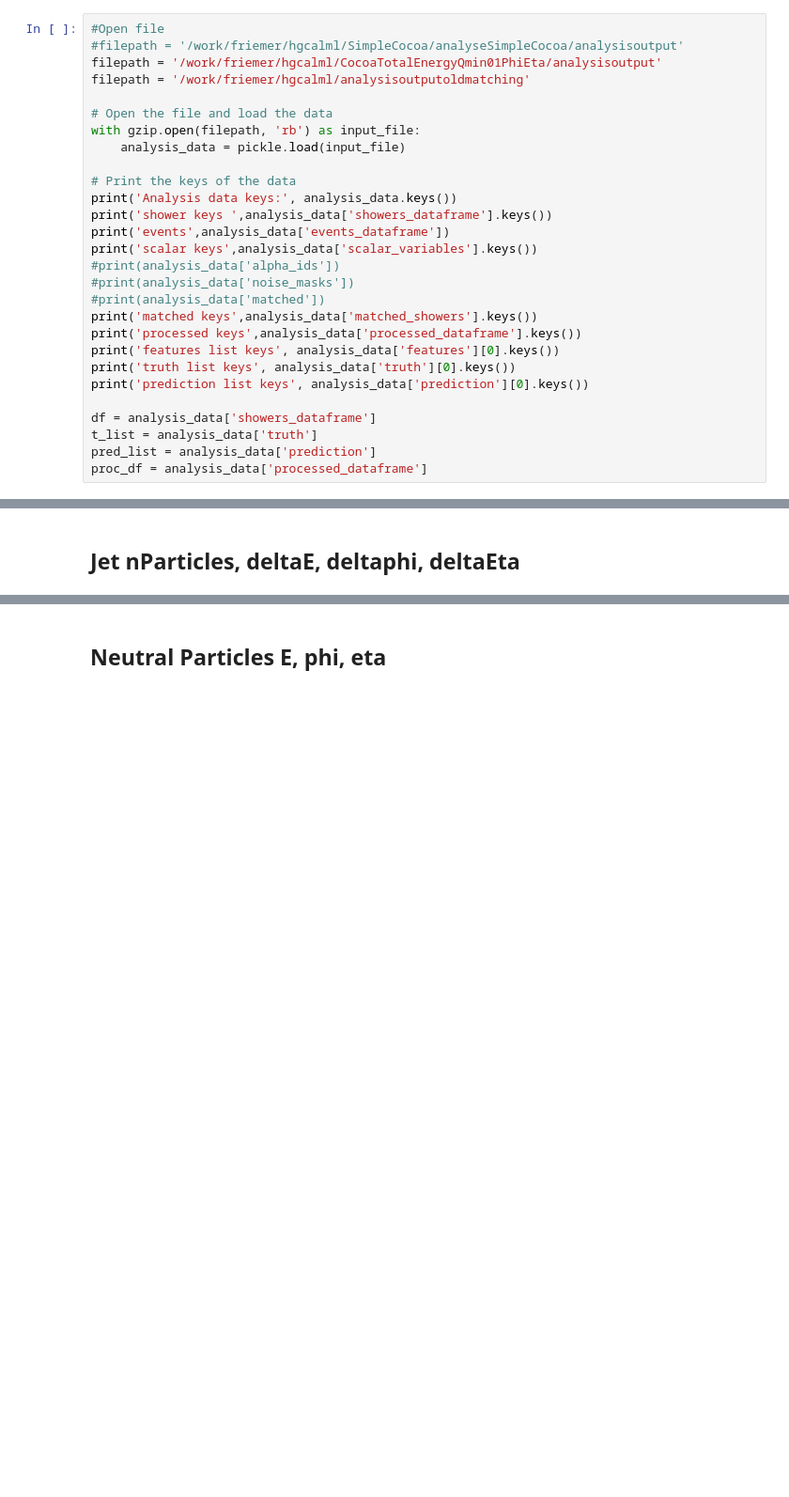
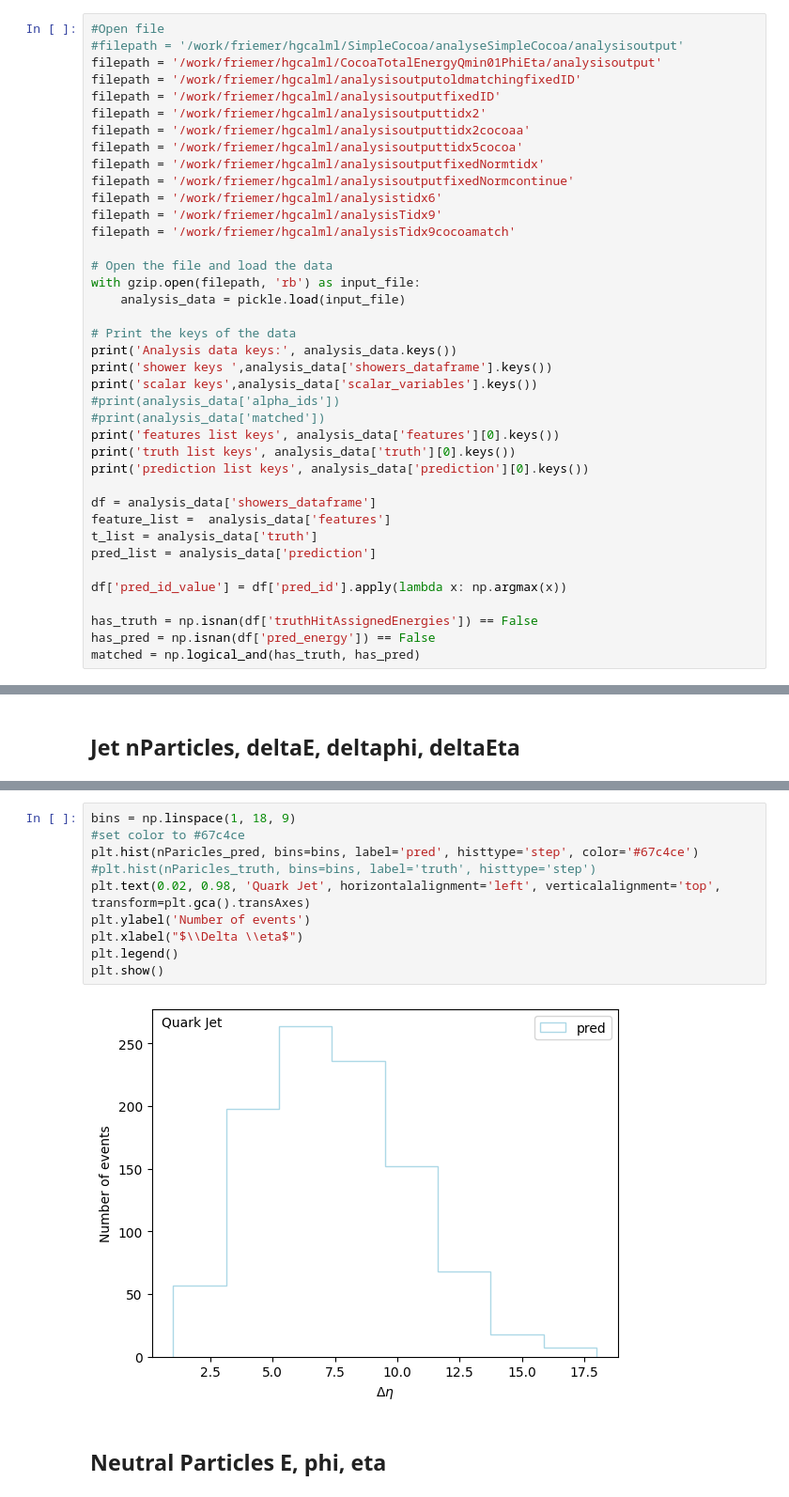
Before and after one commit to cms-pepr/HGCalML, a Jupyter notebook: scripts/generatePlots.ipynb, the cells around one changed output, grey strips where cells are left out. Shown: that part at 94% size. Drawn from its saved outputs; the diff is of its cells as text; blank space fills up the shorter version.

Commit message:
created analyse_cocoa

```diff
--- a/scripts/generatePlots.ipynb
+++ b/scripts/generatePlots.ipynb
@@ -13,7 +14,16 @@ tf.config.set_visible_devices(tf.config.list_physical_devices('GPU')[1], 'GPU')
 #Open file
 #filepath = '/work/friemer/hgcalml/SimpleCocoa/analyseSimpleCocoa/analysisoutput'
 filepath = '/work/friemer/hgcalml/CocoaTotalEnergyQmin01PhiEta/analysisoutput'
-filepath = '/work/friemer/hgcalml/analysisoutputoldmatching'
+filepath = '/work/friemer/hgcalml/analysisoutputoldmatchingfixedID'
+filepath = '/work/friemer/hgcalml/analysisoutputfixedID'
+filepath = '/work/friemer/hgcalml/analysisoutputtidx2'
+filepath = '/work/friemer/hgcalml/analysisoutputtidx2cocoaa'
+filepath = '/work/friemer/hgcalml/analysisoutputtidx5cocoa'
+filepath = '/work/friemer/hgcalml/analysisoutputfixedNormtidx'
+filepath = '/work/friemer/hgcalml/analysisoutputfixedNormcontinue'
+filepath = '/work/friemer/hgcalml/analysistidx6'
+filepath = '/work/friemer/hgcalml/analysisTidx9'
+filepath = '/work/friemer/hgcalml/analysisTidx9cocoamatch'
 
 # Open the file and load the data
 with gzip.open(filepath, 'rb') as input_file:
@@ -22,19 +32,21 @@ with gzip.open(filepath, 'rb') as input_file:
 # Print the keys of the data
 print('Analysis data keys:', analysis_data.keys())
 print('shower keys ',analysis_data['showers_dataframe'].keys())
-print('events',analysis_data['events_dataframe'])
 print('scalar keys',analysis_data['scalar_variables'].keys())
 #print(analysis_data['alpha_ids'])
-#print(analysis_data['noise_masks'])
 #print(analysis_data['matched'])
-print('matched keys',analysis_data['matched_showers'].keys())
-print('processed keys',analysis_data['processed_dataframe'].keys())
 print('features list keys', analysis_data['features'][0].keys())
 print('truth list keys', analysis_data['truth'][0].keys())
 print('prediction list keys', analysis_data['prediction'][0].keys())
 
 df = analysis_data['showers_dataframe']
+feature_list =  analysis_data['features']
 t_list = analysis_data['truth']
 pred_list = analysis_data['prediction']
-proc_df = analysis_data['processed_dataframe']
+
+df['pred_id_value'] = df['pred_id'].apply(lambda x: np.argmax(x))
+
+has_truth = np.isnan(df['truthHitAssignedEnergies']) == False
+has_pred = np.isnan(df['pred_energy']) == False
+matched = np.logical_and(has_truth, has_pred)
 # %% [output]
@@ -241,2 +251,14 @@ plt.show()
+# %%
+bins = np.linspace(1, 18, 9)
+#set color to #67c4ce
+plt.hist(nParicles_pred, bins=bins, label='pred', histtype='step', color='#67c4ce')
+#plt.hist(nParicles_truth, bins=bins, label='truth', histtype='step')
+plt.text(0.02, 0.98, 'Quark Jet', horizontalalignment='left', verticalalignment='top', transform=plt.gca().transAxes)
+plt.ylabel('Number of events')
+plt.xlabel("$\\Delta \\eta$")
+plt.legend()
+plt.show()
+# %% [output]
+[figure, added]
 # %% [markdown]
 ## Neutral Particles E, phi, eta
```
Also changed, not shown: parts of 9 cells of this notebook, 3 other files.
